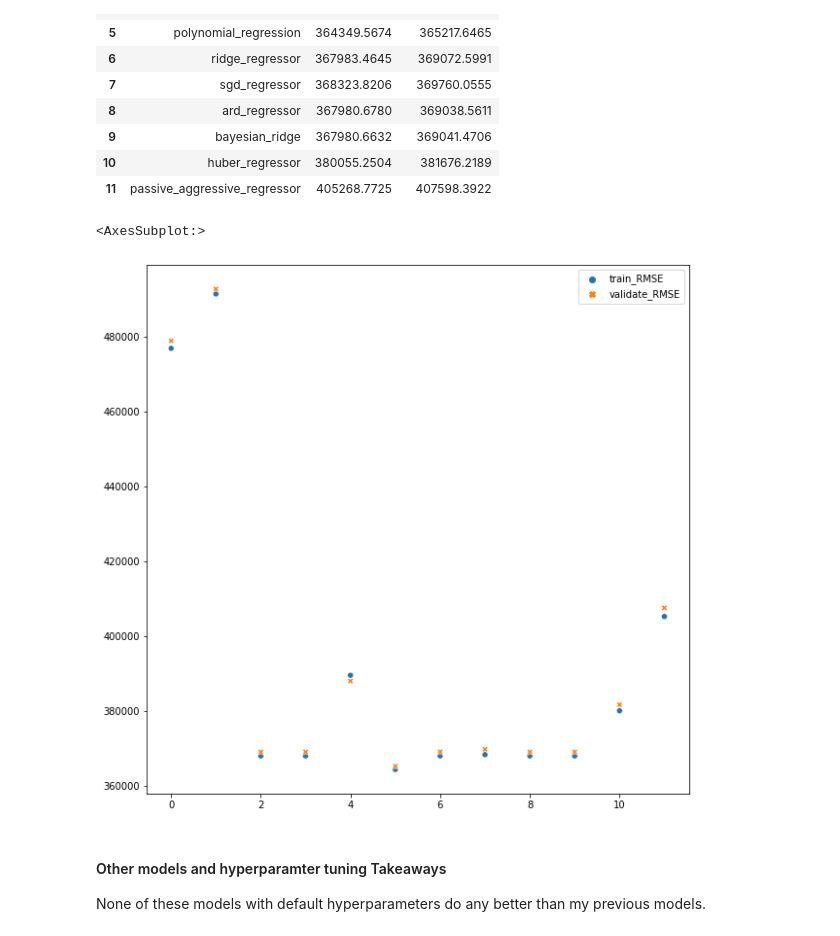
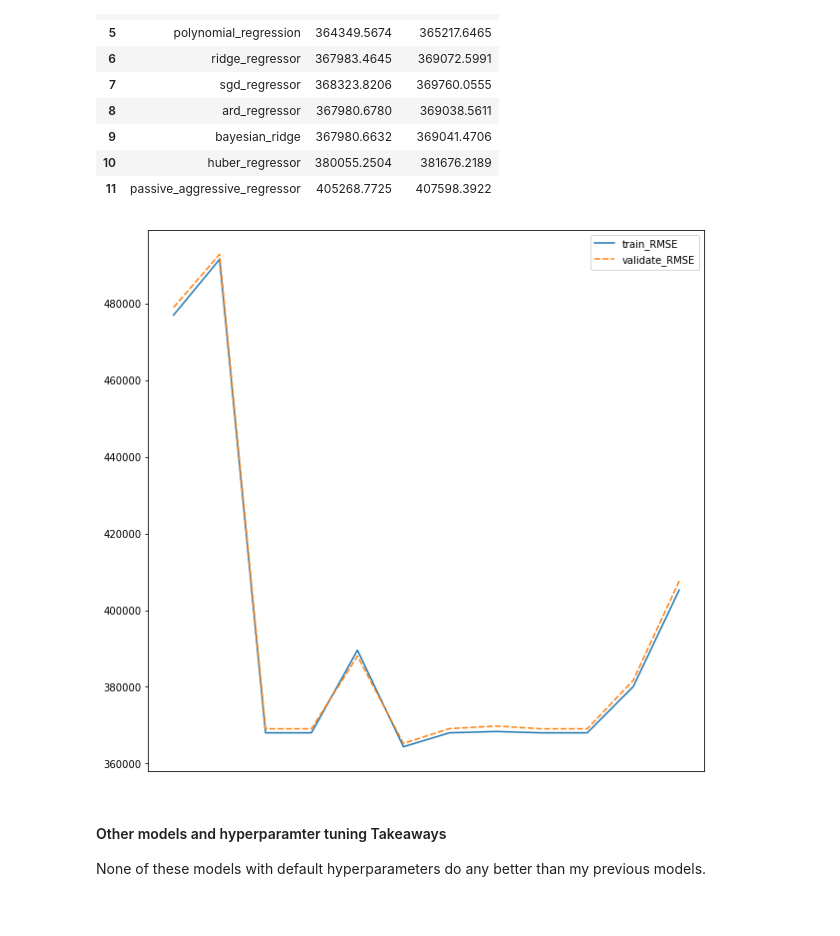
Before and after one commit to AndrewRachuig/zillow_regression_project, a Jupyter notebook: working-notebook.ipynb, the cells around one changed output. Saved outputs shown, nothing was run; the diff lists cells and outputs as text; code cells hidden in the pictures.

```diff
--- a/working-notebook.ipynb
+++ b/working-notebook.ipynb
@@ -1447,10 +1364,12 @@ model_results
 | 11 | passive_aggressive_regressor | 405268.7725 | 407598.3922 |
 # %%
 plt.figure(figsize=(10,10))
-sns.scatterplot(data=model_results)
+mod = sns.lineplot(data=model_results)
+mod.set(xticklabels=[])
+mod.set(xticks=[])
+plt.show()
 # %% [output]
-<AxesSubplot:>
-[figure, old version]
+[figure, new version]
 # %% [markdown]
 #### Other models and hyperparamter tuning Takeaways
 None of these models with default hyperparameters do any better than my previous models.
```
Also changed, not shown: parts of 33 cells of this notebook.
